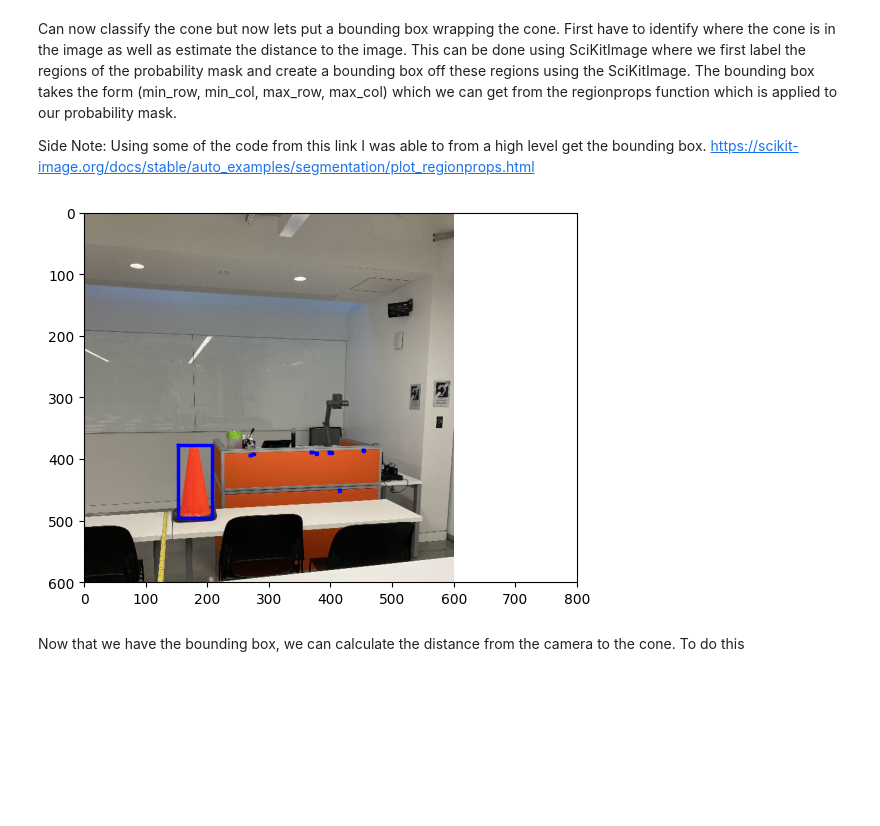
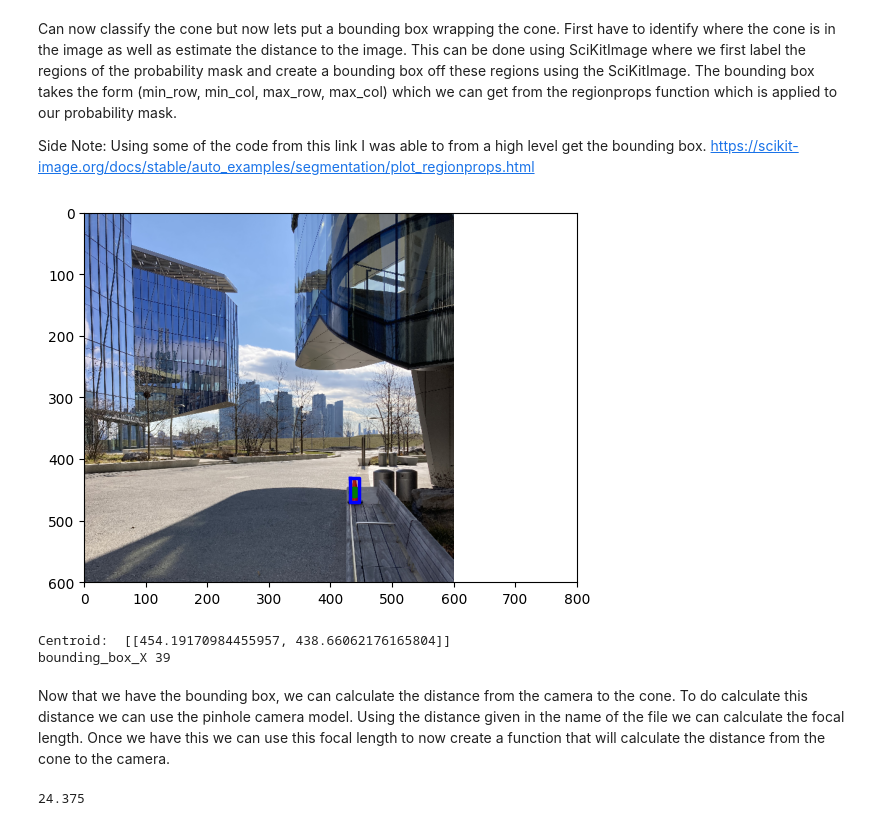
Before and after one commit to Kalva014/Color_Segmentation, a Jupyter notebook: ColorSegmentationTraining.ipynb, the cells around one changed output. Saved outputs shown, nothing was run; the diff lists cells and outputs as text; code cells hidden in the pictures; blank space fills up the shorter version.

Commit message:
Can now calculate distance to cone

```diff
--- a/ColorSegmentationTraining.ipynb
+++ b/ColorSegmentationTraining.ipynb
@@ -28,8 +28,10 @@ def get_labeled_images_pixels(labeled_folder):
 
 # This is for getting original image and number of its pixels
 def get_original_image(unlabled_folder):
-    for index in range(1, 2):
-        unlabeled_img = mpimg.imread(os.path.join(unlabled_folder, os.listdir(unlabled_folder)[index]))
+    #for index in range(2, 3):
+        #unlabeled_img = mpimg.imread(os.path.join(unlabled_folder, os.listdir(unlabled_folder)[index]))
+    unlabeled_img = mpimg.imread(os.path.join(unlabled_folder, "train_16_dist24.png"))
+    #print(os.listdir(unlabled_folder)[index])
 
     return unlabeled_img
 
@@ -166,20 +171,55 @@ Can now classify the cone but now lets put a bounding box wrapping the cone. Fir
 
 Side Note: Using some of the code from this link I was able to from a high level get the bounding box.  https://scikit-image.org/docs/stable/auto_examples/segmentation/plot_regionprops.html
 # %%
-fig, ax = plt.subplots()
-ax.imshow(unlabeled_img, cmap=plt.cm.gray)
-label_img_regions = label(probability_mask)
-regions = regionprops(label_img_regions)
+def create_bounding_box(unlabeled_img, probability_mask):
+    fig, ax = plt.subplots()
+    ax.imshow(unlabeled_img, cmap=plt.cm.gray)
+    label_img_regions = label(probability_mask)
+    regions = regionprops(label_img_regions)
+    centroid_list = []
 
-for props in regions:
-    minr, minc, maxr, maxc = props.bbox
-    bx = (minc, maxc, maxc, minc, minc)
-    by = (minr, minr, maxr, maxr, minr)
-    ax.plot(bx, by, '-b', linewidth=2.5)
+    for props in regions:
+        [y0, x0] = props.centroid # Center of the bounding box
+        centroid_list.append([y0, x0]) # Append centroids to a list considering not exactly sure
 
-ax.axis((0, 800, 600, 0))
-plt.show()
+        ax.plot(x0, y0, '.g', markersize=15) # Center point
+
+        minr, minc, maxr, maxc = props.bbox
+        bx = (minc, maxc, maxc, minc, minc)
+        by = (minr, minr, maxr, maxr, minr)
+        ax.plot(bx, by, '-b', linewidth=2.5)
+
+    ax.axis((0, 800, 600, 0))
+    plt.show()
+
+    return centroid_list, minr, minc, maxr, maxc
+
+
+centroids, minr, minc, maxr, maxc = create_bounding_box(unlabeled_img, probability_mask)
+bounding_box_X = maxr - minr
+bounding_box_Y = maxc - minc
+print("Centroid: ", centroids)
+print("bounding_box_X", bounding_box_X)
 # %% [output]
-[figure, old version]
+[figure, new version]
+Centroid:  [[454.19170984455957, 438.66062176165804]]
+bounding_box_X 39
 # %% [markdown]
-Now that we have the bounding box, we can calculate the distance from the camera to the cone. To do this
+Now that we have the bounding box, we can calculate the distance from the camera to the cone. To do calculate this distance we can use the pinhole camera model. Using the distance given in the name of the file we can calculate the focal length. Once we have this we can use this focal length to now create a function that will calculate the distance from the cone to the camera.
+# %%
+def get_focal_length(Y, Z, v):
+    return (v * Z) / Y
+
+def get_distance(Y, F, v):
+    return (Y * F) / v
+
+width_of_cone = 7.5
+height_of_cone = 17
+#focal_length = get_focal_length(height_of_cone, 30, bounding_box_Y)
+#print(focal_length)
+focal_length = 22.941176470588236
+
+distance = get_distance(height_of_cone, focal_length, bounding_box_Y)
+print("Distance: ", distance)
+# %% [output]
+24.375
```
Also changed, not shown: parts of 3 cells of this notebook.
